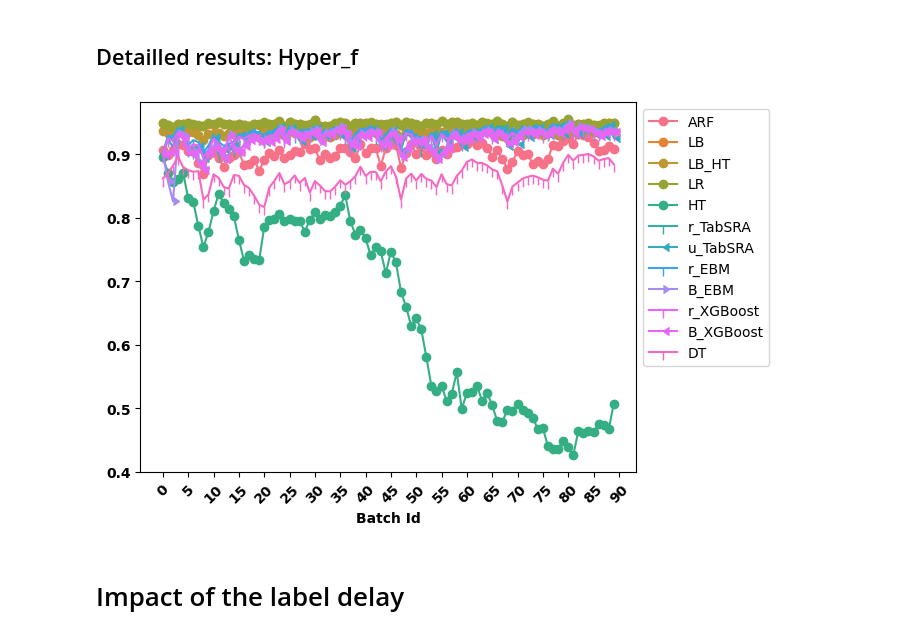
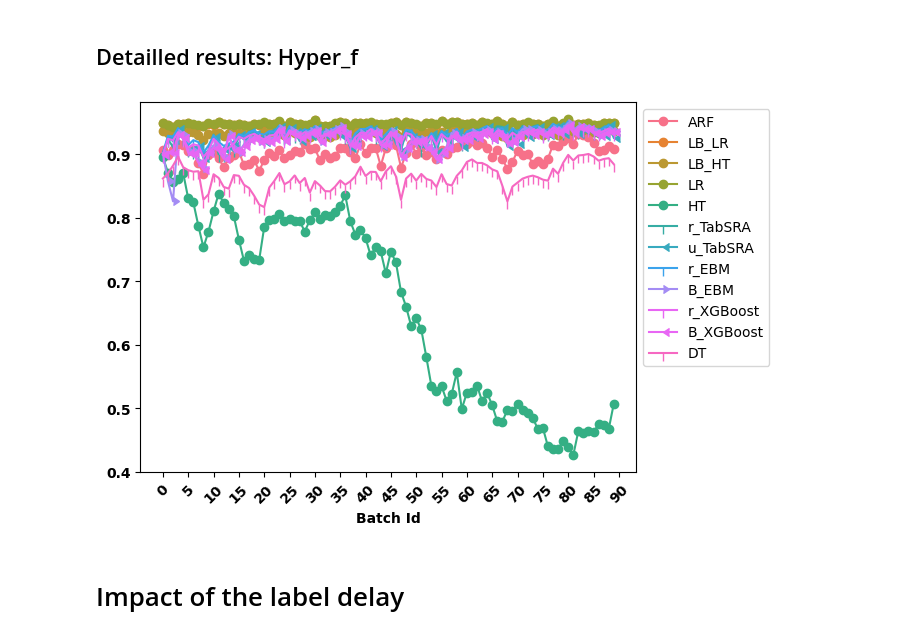
Before and after one commit to anselmeamekoe/DelayedLabelStream, a Jupyter notebook: Analysis/notebook_Generated_benchmark.ipynb, the cells around one changed output. Drawn from its saved outputs; the diff is of its cells as text; code cells hidden in the pictures.

Commit message:
update figure

```diff
--- a/Analysis/notebook_Generated_benchmark.ipynb
+++ b/Analysis/notebook_Generated_benchmark.ipynb
@@ -95,29 +96,29 @@ plt.savefig('AGR_g_DELAY_0.png',bbox_inches='tight')
 # %%
 fig, ax = plt.subplots()
 cm = sns.color_palette('husl', n_colors=12)  # a list of RGB tuples
 ax.plot(range(90),all_results[(all_results.Dataset=='HYPER_f')&(all_results.Model=='ARF')]['AVG_DELAY_0'], label='ARF',color=cm[dict_color.get('ARF')],marker=dict_marker.get('ARF'))
-ax.plot(range(90),all_results[(all_results.Dataset=='HYPER_f')&(all_results.Model=='LB')]['AVG_DELAY_0'], label='LB',color=cm[dict_color.get('LB')],marker=dict_marker.get('LB'))
+ax.plot(range(90),all_results[(all_results.Dataset=='HYPER_f')&(all_results.Model=='LB')]['AVG_DELAY_0'], label='LB_LR',color=cm[dict_color.get('LB')],marker=dict_marker.get('LB'))
 ax.plot(range(90),all_results[(all_results.Dataset=='HYPER_f')&(all_results.Model=='LB_HT')]['AVG_DELAY_0'], label='LB_HT',color=cm[dict_color.get('LB_HT')],marker=dict_marker.get('LB_HT'))
 ax.plot(range(90),all_results[(all_results.Dataset=='HYPER_f')&(all_results.Model=='LR')]['AVG_DELAY_0'], label='LR',color=cm[dict_color.get('LR')],marker=dict_marker.get('LR'))
 #ax.plot(range(90),all_results[(all_results.Dataset=='HYPER_f')&(all_results.Model=='HAT')]['AVG_DELAY_0'],label='HAT',color=cm[dict_color.get('HAT')],marker=dict_marker.get('HAT'))
 ax.plot(range(90),all_results[(all_results.Dataset=='HYPER_f')&(all_results.Model=='HT')]['AVG_DELAY_0'],label='HT',color=cm[dict_color.get('HT')],marker=dict_marker.get('HT'))
 ax.plot(range(90),all_results[(all_results.Dataset=='HYPER_f')&(all_results.Model=='r_TabSRA')]['AVG_DELAY_0'], label='r_TabSRA',color=cm[dict_color.get('r_TabSRA')],marker=dict_marker.get('r_TabSRA'))
 ax.plot(range(90),all_results[(all_results.Dataset=='HYPER_f')&(all_results.Model=='u_TabSRA')]['AVG_DELAY_0'], label='u_TabSRA',color=cm[dict_color.get('u_TabSRA')],marker=dict_marker.get('u_TabSRA'))
 ax.plot(range(90),all_results[(all_results.Dataset=='HYPER_f')&(all_results.Model=='r_EBM')]['AVG_DELAY_0'], label='r_EBM',color=cm[dict_color.get('r_EBM')],marker=dict_marker.get('r_EBM'))
 ax.plot(range(90),all_results[(all_results.Dataset=='HYPER_f')&(all_results.Model=='B_EBM')]['AVG_DELAY_0'], label='B_EBM',color=cm[dict_color.get('B_EBM')],marker=dict_color.get('B_EBM'))
 ax.plot(range(90),all_results[(all_results.Dataset=='HYPER_f')&(all_results.Model=='r_XGBoost')]['AVG_DELAY_0'], label='r_XGBoost',color=cm[dict_color.get('r_XGBoost')],marker=dict_marker.get('r_XGBoost'))
 ax.plot(range(90),all_results[(all_results.Dataset=='HYPER_f')&(all_results.Model=='B_XGBoost')]['AVG_DELAY_0'], label='B_XGBoost',color=cm[dict_color.get('B_XGBoost')],marker=dict_marker.get('B_XGBoost'))
 ax.plot(range(90),all_results[(all_results.Dataset=='HYPER_f')&(all_results.Model=='DT')]['AVG_DELAY_0'], label='DT',color=cm[dict_color.get('DT')],marker=dict_marker.get('DT'))
 plt.xlabel(r'Batch Id',weight = 'bold')
 #plt.ylabel(r'Batch AUCROC',weight = 'bold')
 plt.xticks(ticks=list(np.arange(0, 91, 5)),rotation=45, weight = 'bold')
 plt.yticks( weight = 'bold')
 #plt.vlines(x = [15,40, 65], ymin = 0.8, ymax = 0.81, color = 'r')
 ax.legend(bbox_to_anchor=(1.00, 1.0), loc='upper left')
 plt.savefig('HYPER_f_DELAY_0.png',bbox_inches='tight')
 #plt.show()
 # %% [output]
-[figure, old version]
+[figure, new version]
 # %% [markdown]
 # Impact of the label delay
 # %% [markdown]
```
Also changed, not shown: parts of 3 cells of this notebook, 1 other file.
